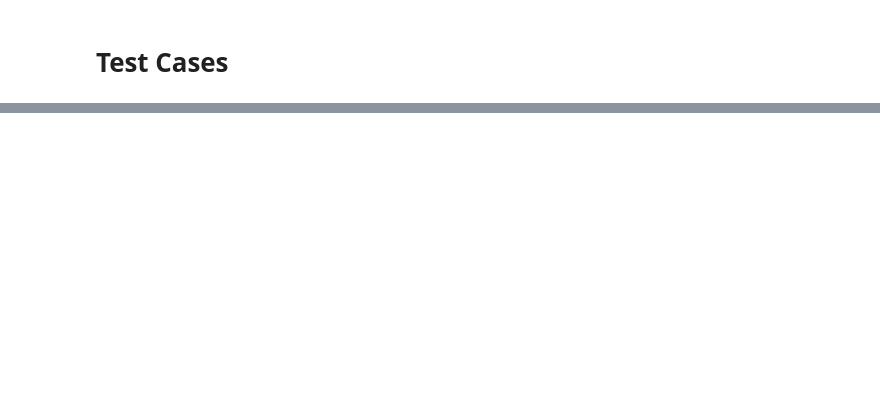
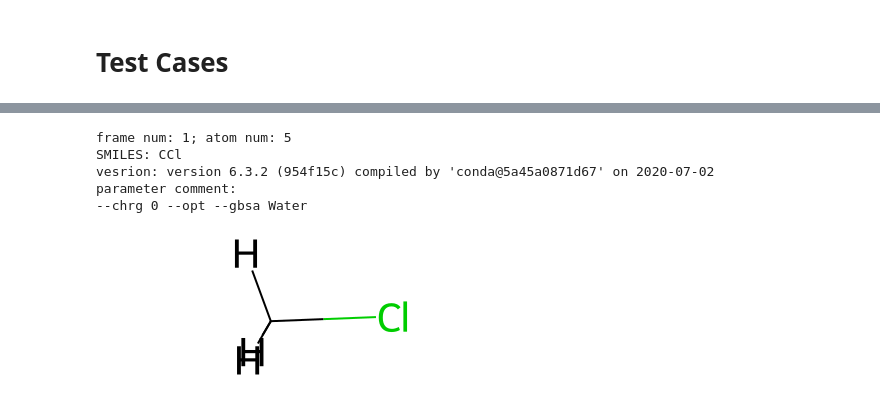
Before and after one commit to gentle1999/MolOP, a Jupyter notebook: tutorial/test_cases.ipynb, the cells around one changed output, grey strips where cells are left out. Saved outputs shown, nothing was run; the diff lists cells and outputs as text; code cells hidden in the pictures; blank space fills up the shorter version.

```diff
--- a/tutorial/test_cases.ipynb
+++ b/tutorial/test_cases.ipynb
@@ -280,0 +332,14 @@ parameter comment:
+# %%
+test_file = AutoParser("../tests/test_files/xtb_6_3_2_opt.out")
+print(f"frame num: {len(test_file)}; atom num: {len(test_file[-1])}")
+print(f"SMILES: {test_file[-1].to_SMILES()}")
+print(f"vesrion: {test_file[-1]._version}")
+print(f"parameter comment: \n{test_file[-1].parameter_comment}")
+test_file[-1].rdmol
+# %% [output]
+frame num: 1; atom num: 5
+SMILES: CCl
+vesrion: version 6.3.2 (954f15c) compiled by 'conda@5a45a0871d67' on 2020-07-02
+parameter comment:
+--chrg 0 --opt --gbsa Water
+[figure, added]
```
Also changed, not shown: parts of 61 cells of this notebook, 37 other files.
